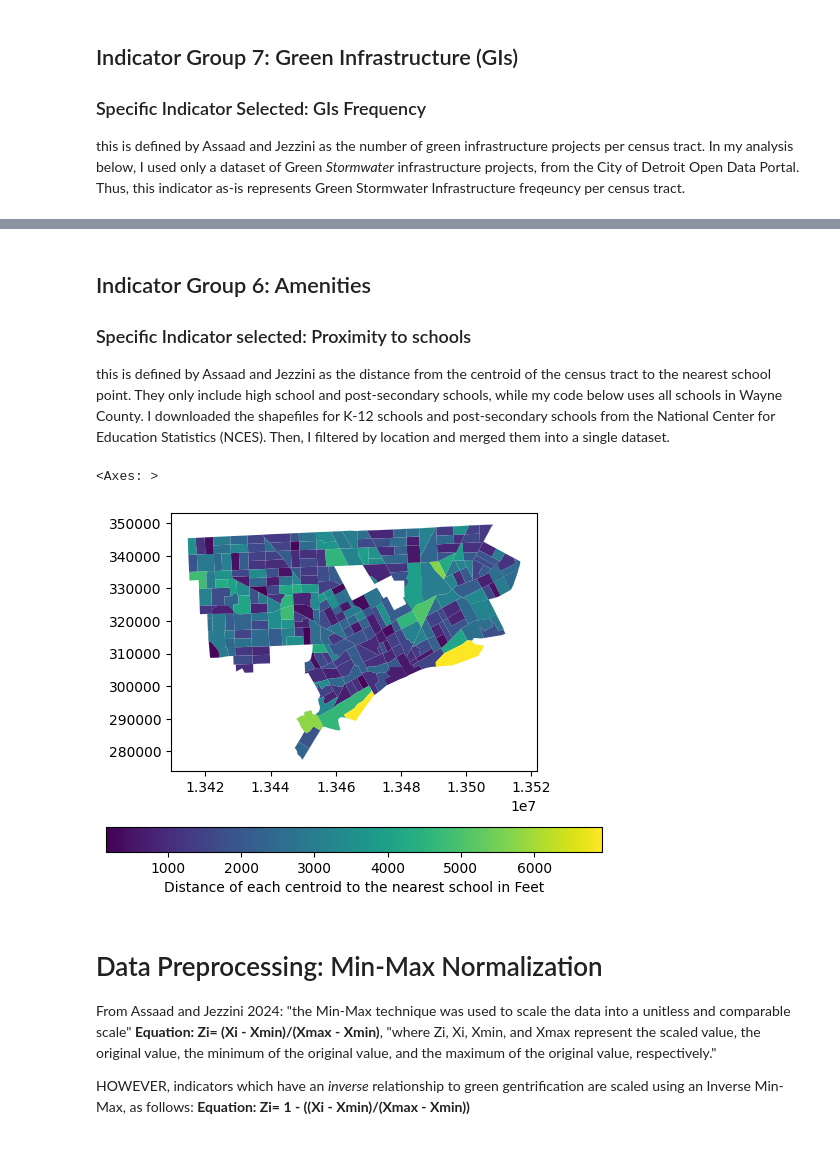
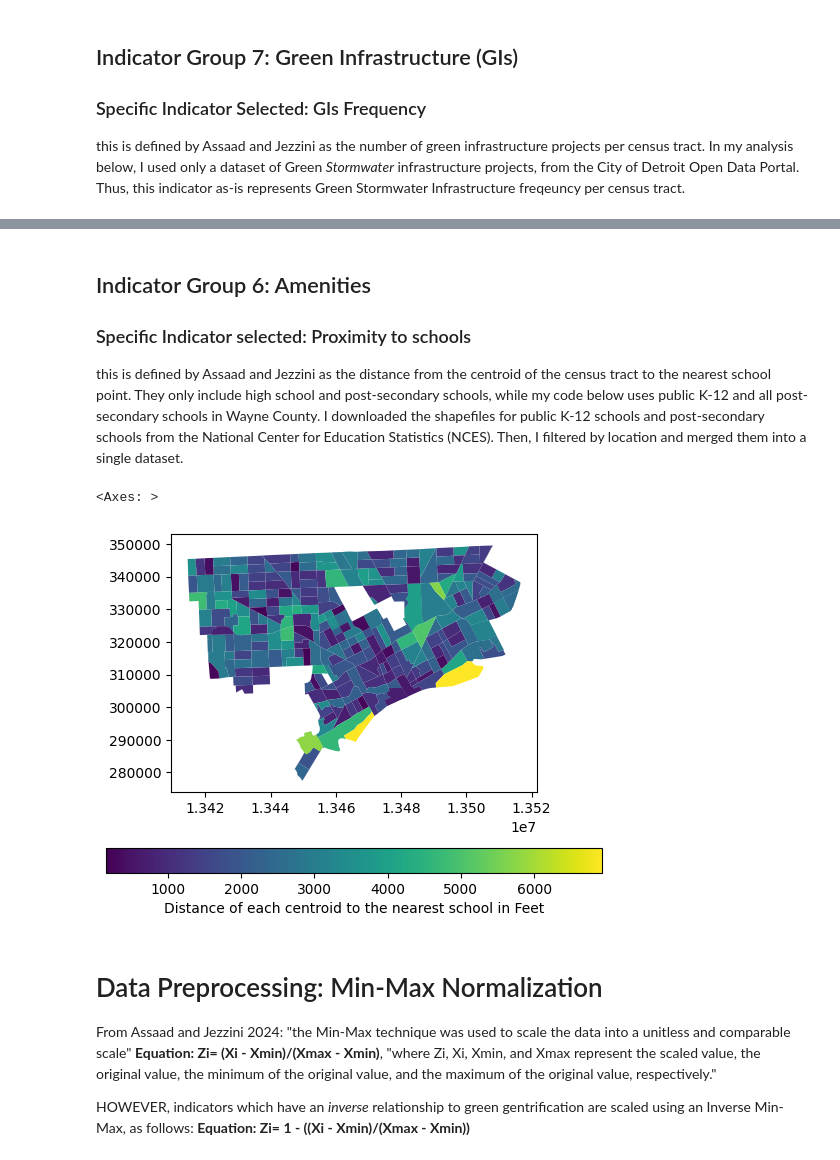
Before and after one commit to argibs/argibs.github.io, a Jupyter notebook: public/assets/coding_projects/FinalProj.ipynb, the cells around one changed output, grey strips where cells are left out. Drawn from its saved outputs; the diff is of its cells as text; code cells hidden in the pictures.

```diff
--- a/public/assets/coding_projects/FinalProj.ipynb
+++ b/public/assets/coding_projects/FinalProj.ipynb
@@ -250,7 +318,7 @@ GSI_by_tract.plot(column= 'GSI_count', legend = True, legend_kwds={"label": "Gre
 ## Indicator Group 6: Amenities
 ### Specific Indicator selected: Proximity to schools
 
-this is defined by Assaad and Jezzini as the distance from the centroid of the census tract to the nearest school point. They only include high school and post-secondary schools, while my code below uses all schools in Wayne County. I downloaded the shapefiles for K-12 schools and post-secondary schools from the National Center for Education Statistics (NCES). Then, I filtered by location and merged them into a single dataset.
+this is defined by Assaad and Jezzini as the distance from the centroid of the census tract to the nearest school point. They only include high school and post-secondary schools, while my code below uses public K-12 and all post-secondary schools in Wayne County. I downloaded the shapefiles for public K-12 schools and post-secondary schools from the National Center for Education Statistics (NCES). Then, I filtered by location and merged them into a single dataset.
 # %%
 
 import zipfile
@@ -258,6 +326,7 @@ import zipfile
 # Eventually want to use these URLs to grab zip files instead of using local downloads; having issues finding a non-complicated way to do that
 #public_school_pts = "https://nces.ed.gov/programs/edge/data/EDGE_GEOCODE_PUBLICSCH_2425.zip"
 #secondary_school_pts = "https://nces.ed.gov/programs/edge/data/EDGE_GEOCODE_POSTSECSCH_2425.zip"
+
 destination1 = "data\outputs\schools\public_schools"
 destination2 = "data\outputs\schools\secondary_schools"
 
@@ -286,45 +355,59 @@ sec_sch_gdf = gpd.read_file(current_dir / secondary_sch_file_path)
 
 # filtering
 pub_sch_gdf = pub_sch_gdf[(pub_sch_gdf['STATE']== 'MI') & (pub_sch_gdf['NMCNTY'] == 'Wayne County')]
-#print (pub_sch_gdf)
 
 sec_sch_gdf = sec_sch_gdf[(sec_sch_gdf['STATE']== 'MI') & (sec_sch_gdf['NMCNTY'] == 'Wayne County')]
-#print (sec_sch_gdf)
+
 
 # appending filtered post secondary schools onto the public school list, to get list of all school locations in Wayne Co, MI
-# NOTE: schools used in Assaad and Jezzini 2024 only includes high schools and post-secondary as gentrification indicators. My all_schools layer below contains all schools, K through college
+# NOTE: schools used in Assaad and Jezzini 2024 only includes high schools and post-secondary as gentrification indicators.
+# My all_schools layer below contains all public schools, K through college, thus will need t be fixed for future versions
 all_schools = pd.concat([pub_sch_gdf,sec_sch_gdf], ignore_index= True)
 all_schools = all_schools.to_crs(2898)
-#print(all_schools)
+
 
 # calculate centroid of the wayne county census tract polygons
 detroit_gdf = detroit_gdf.to_crs(2898)
 centroid_gdf = detroit_gdf.copy()
 centroid_gdf.geometry = detroit_gdf.centroid
 
 # Check centroid points by plotting census tracts with centroid points on top
 #base = detroit_gdf.plot(color='white', edgecolor='black')
 #centroid_gdf.plot(ax=base, marker='o', color='red', markersize=5);
 #print(centroid_gdf)
 
 # calculating the distance of each census tract centroid to the Nearest school point
 # left hand spatial join to preserve the census centroid point data (particularly the census tract ID)
-school_dist = centroid_gdf.sjoin_nearest(all_schools, distance_col= "dist_school_ft", how= "left")
+school_dist = centroid_gdf.sjoin_nearest(
+    all_schools,
+    distance_col= "dist_school_ft",
+    how= "left"
+)
 
 # school_dist now contains a point layer with a column titled "dist_school_ft" which is the distance from the centroid to the nearest school point in feet
 #print(school_dist)
 
-# next, I want to take the column containing the distances, and stick it back onto the census geometry (this is just for visualization, as long as each distance still has a census tract ID, it can be used in the final calculations)
-tracts_school_dist = detroit_gdf.merge(school_dist[['TRACTCE', 'dist_school_ft']], on='TRACTCE', how='left')
+# next, I want to take the column containing the distances, and stick it back onto the census geometry
+# (this is just for visualization, as long as each distance still has a census tract ID, it can be used in the final calculations)
+tracts_school_dist = detroit_gdf.merge(
+    school_dist[['TRACTCE', 'dist_school_ft']],
+    on='TRACTCE',
+    how='left'
+)
 
 # plotting tracts by distance to nearest school
-tracts_school_dist.plot(column= 'dist_school_ft', legend = True, legend_kwds={"label": "Distance of each centroid to the nearest school in Feet", "orientation": "horizontal"})
+tracts_school_dist.plot(
+    column= 'dist_school_ft',
+    legend = True,
+    legend_kwds={"label": "Distance of each centroid to the nearest school in Feet",
+                 "orientation": "horizontal"}
+)
 
 # if geometry isn't needed at this step, just use school_dist, which has the census tract ID ('TRACTCE') and the distance of the centroid to the nearest school ('dist_school_ft').
 # the column 'dist_school_ft' is the raw value of the indicator.
 # %% [output]
 <Axes: >
-[figure, old version]
+[figure, new version]
 # %% [markdown]
 # Data Preprocessing: Min-Max Normalization
 From Assaad and Jezzini 2024: "the Min-Max technique was used to scale the data into a unitless and comparable scale"
```
Also changed, not shown: parts of 36 cells of this notebook.
